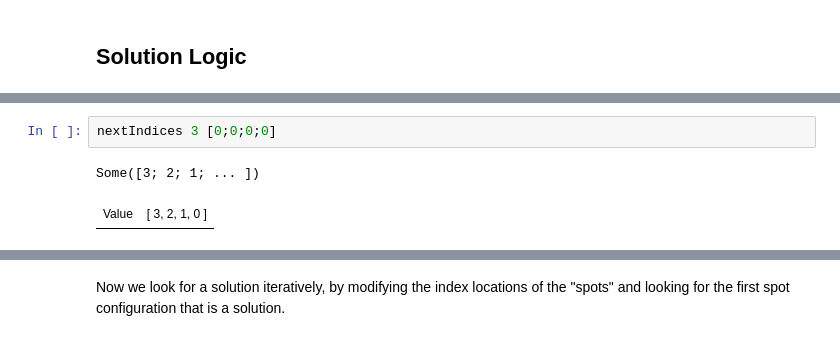
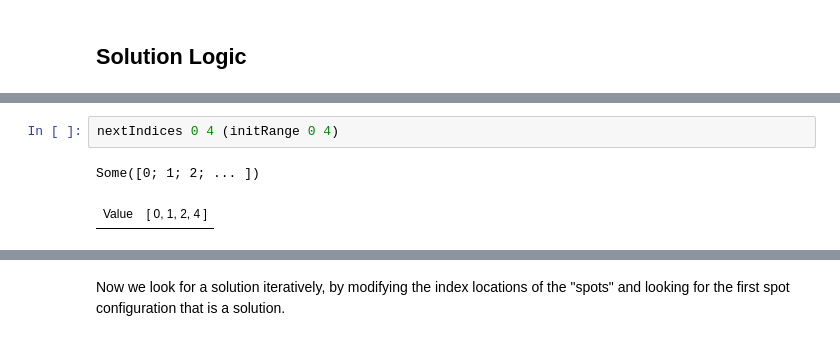
Before and after one commit to abcoates/getting-even-coding-challenge, a Jupyter notebook: getting-even-fsharp.ipynb, the cells around one changed output, grey strips where cells are left out. Saved outputs shown, nothing was run; the diff lists cells and outputs as text.

```diff
--- a/getting-even-fsharp.ipynb
+++ b/getting-even-fsharp.ipynb
@@ -166,5 +233,5 @@ let rec nextIndices (maxIndex: int) (indices: int list): (int list) option =
 # %%
-nextIndices 3 [0;0;0;0]
+nextIndices 0 4 (initRange 0 4)
 # %% [output]
-Some([3; 2; 1; ... ])
+Some([0; 1; 2; ... ])
-| Value | [ 3, 2, 1, 0 ] |
+| Value | [ 0, 1, 2, 4 ] |
```
Also changed, not shown: parts of 35 cells of this notebook.
